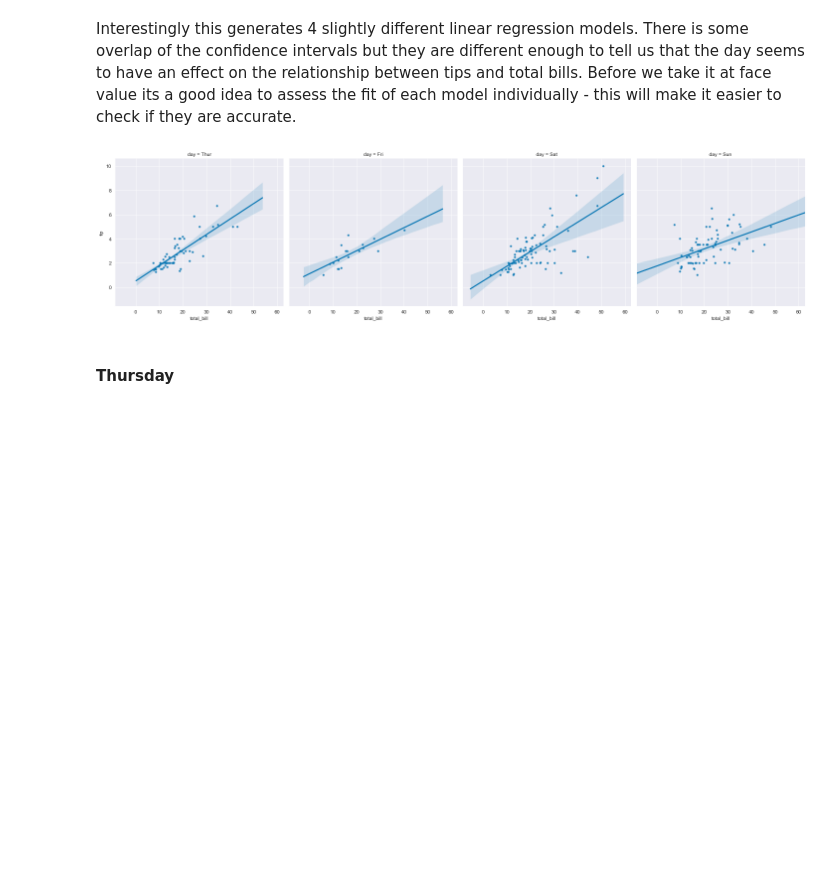
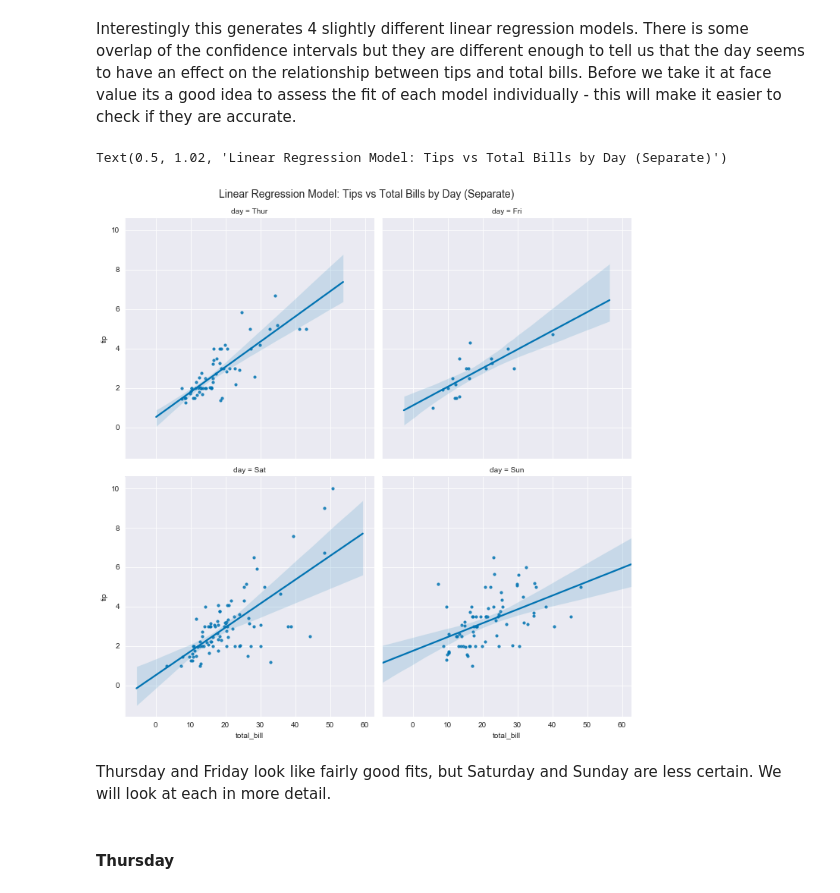
Before and after one commit to Pmcg1/FoDA_Project_2019, a Jupyter notebook: FoDA_Assessment_2019.ipynb, the cells around one changed output. Cells and saved outputs as stored; diff of their text form; code cells hidden in the pictures; blank space fills up the shorter version.

Commit message:
added section on multiple linear regression

```diff
--- a/FoDA_Assessment_2019.ipynb
+++ b/FoDA_Assessment_2019.ipynb
@@ -390,9 +393,15 @@ Text(0.5, 1, 'Linear Regression Model: Tips vs Total Bills by Day')
 # %% [markdown]
 Interestingly this generates 4 slightly different linear regression models. There is some overlap of the confidence intervals but they are different enough to tell us that the day seems to have an effect on the relationship between tips and total bills. Before we take it at face value its a good idea to assess the fit of each model individually - this will make it easier to check if they are accurate.
 # %%
-g = sns.lmplot(x="total_bill", y="tip", col="day", data=df, ci=95, scatter_kws={"s": 10})
+# Create 2x2 plots of individual lmplot per day
+g =sns.lmplot(x="total_bill", y="tip", col="day", data=df, ci=95, scatter_kws={"s": 10}, col_wrap=2)
+
+g.fig.suptitle('Linear Regression Model: Tips vs Total Bills by Day (Separate)', y=1.02, fontsize=14)
 # %% [output]
+Text(0.5, 1.02, 'Linear Regression Model: Tips vs Total Bills by Day (Separate)')
-[figure, old version]
+[figure, new version]
+# %% [markdown]
+Thursday and Friday look like fairly good fits, but Saturday and Sunday are less certain. We will look at each in more detail.
 # %% [markdown]
 #### Thursday
 # %% [markdown]
```
Also changed, not shown: parts of 29 cells of this notebook.
